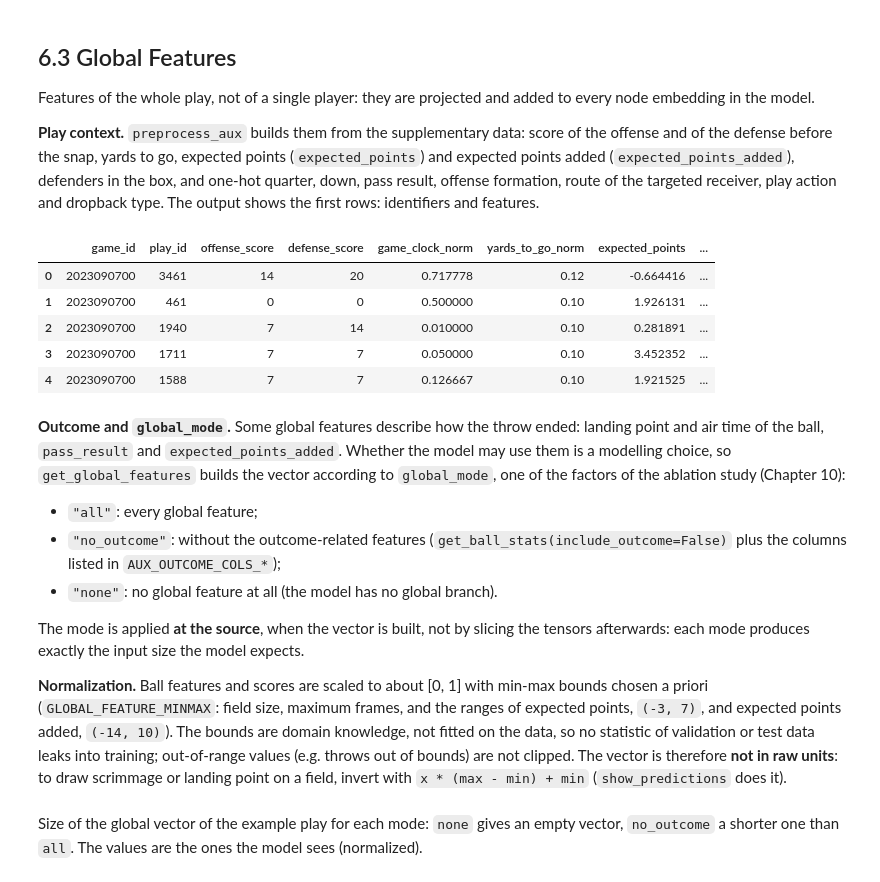
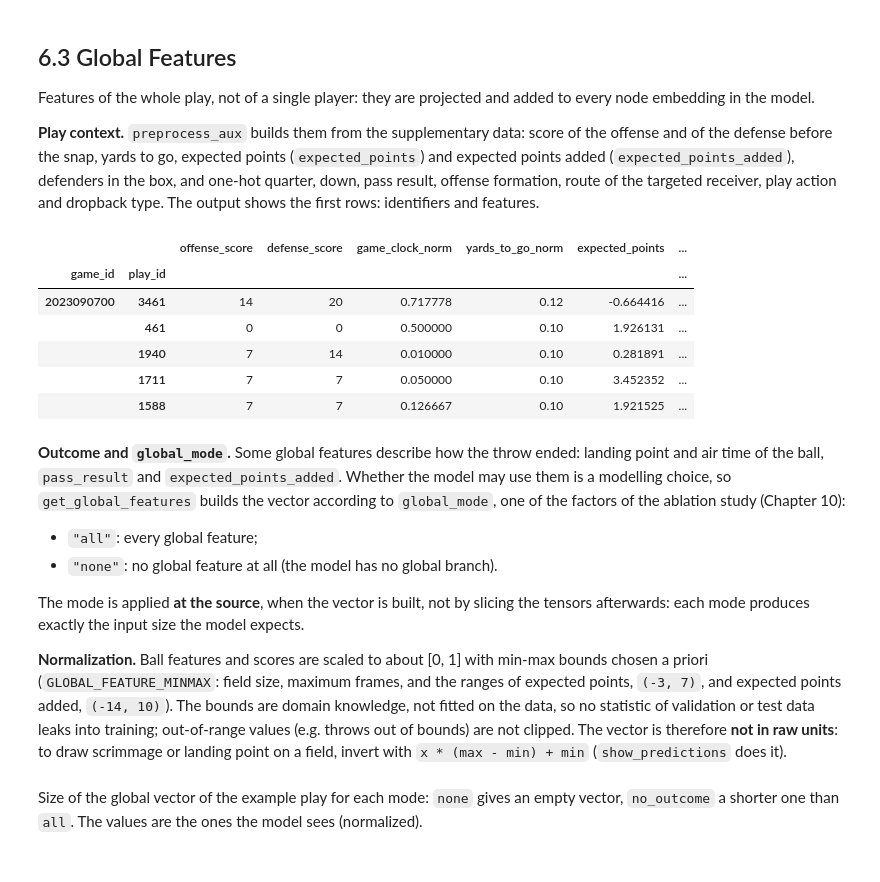
Before and after one commit to GioPonzu/NFL-BDB-26, a Jupyter notebook: nfl_2026_bdb_script_final_complete.ipynb, the cells around one changed output. Saved outputs shown, nothing was run; the diff lists cells and outputs as text; code cells hidden in the pictures.

```diff
--- a/nfl_2026_bdb_script_final_complete.ipynb
+++ b/nfl_2026_bdb_script_final_complete.ipynb
@@ -530,19 +534,19 @@ Features of the whole play, not of a single player: they are projected and added
 **Play context.** `preprocess_aux` builds them from the supplementary data: score of the offense and of the defense before the snap, yards to go, expected points (`expected_points`) and expected points added (`expected_points_added`), defenders in the box, and one-hot quarter, down, pass result, offense formation, route of the targeted receiver, play action and dropback type. The output shows the first rows: identifiers and features.
 # %%
 data.aux_df_preprocessed = preprocess_aux(data.aux_df)
-data.aux_df_preprocessed.head()
+data.aux_df_preprocessed.head().set_index(["game_id", "play_id"])
 # %% [output]
-|  | game_id | play_id | offense_score | defense_score | game_clock_norm | yards_to_go_norm | expected_points | ... |
-| 0 | 2023090700 | 3461 | 14 | 20 | 0.717778 | 0.12 | -0.664416 | ... |
-| 1 | 2023090700 | 461 | 0 | 0 | 0.500000 | 0.10 | 1.926131 | ... |
-| 2 | 2023090700 | 1940 | 7 | 14 | 0.010000 | 0.10 | 0.281891 | ... |
-| 3 | 2023090700 | 1711 | 7 | 7 | 0.050000 | 0.10 | 3.452352 | ... |
-| 4 | 2023090700 | 1588 | 7 | 7 | 0.126667 | 0.10 | 1.921525 | ... |
+|  |  | offense_score | defense_score | game_clock_norm | yards_to_go_norm | expected_points | ... |
+| game_id | play_id |  |  |  |  |  | ... |
+| 2023090700 | 3461 | 14 | 20 | 0.717778 | 0.12 | -0.664416 | ... |
+|  | 461 | 0 | 0 | 0.500000 | 0.10 | 1.926131 | ... |
+|  | 1940 | 7 | 14 | 0.010000 | 0.10 | 0.281891 | ... |
+|  | 1711 | 7 | 7 | 0.050000 | 0.10 | 3.452352 | ... |
+|  | 1588 | 7 | 7 | 0.126667 | 0.10 | 1.921525 | ... |
 # %% [markdown]
 **Outcome and `global_mode`.** Some global features describe how the throw ended: landing point and air time of the ball, `pass_result` and `expected_points_added`. Whether the model may use them is a modelling choice, so `get_global_features` builds the vector according to `global_mode`, one of the factors of the ablation study (Chapter 10):
 
 * `"all"`: every global feature;
-* `"no_outcome"`: without the outcome-related features (`get_ball_stats(include_outcome=False)` plus the columns listed in `AUX_OUTCOME_COLS_*`);
 * `"none"`: no global feature at all (the model has no global branch).
 
 The mode is applied **at the source**, when the vector is built, not by slicing the tensors afterwards: each mode produces exactly the input size the model expects.
```
Also changed, not shown: parts of 34 cells of this notebook.
